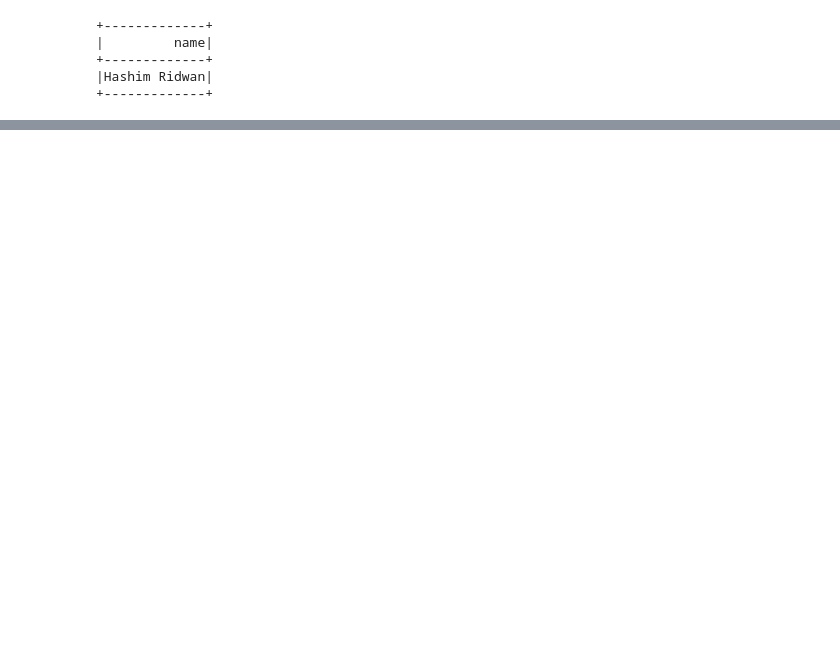
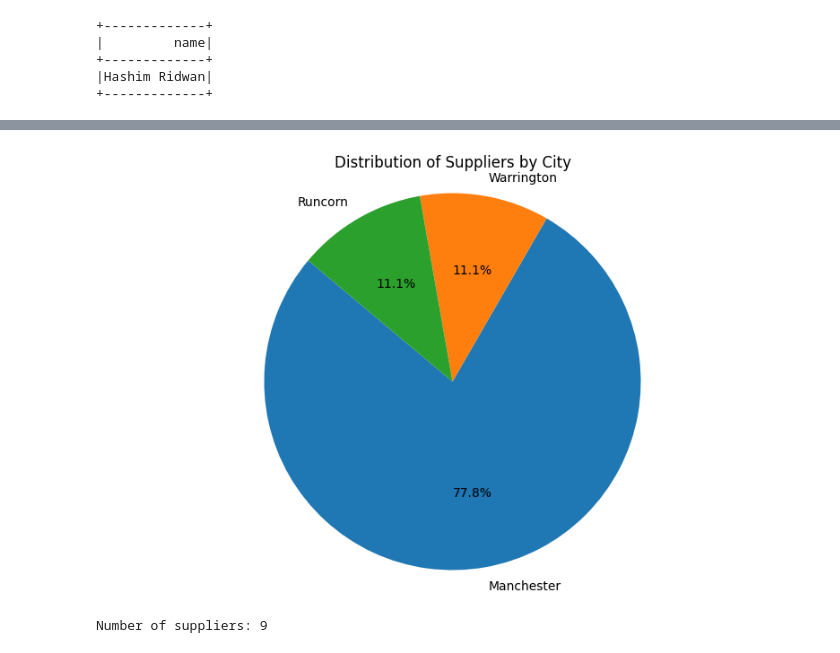
Before and after one commit to ReapredatoR/MongoDB-Project, a Jupyter notebook: main.ipynb, the cells around one changed output, grey strips where cells are left out. Saved outputs shown, nothing was run; the diff lists cells and outputs as text; code cells hidden in the pictures; blank space fills up the shorter version.

```diff
--- a/main.ipynb
+++ b/main.ipynb
@@ -410,0 +537,13 @@ Date with Minimum Sales: 2.0
+# %%
+# Fetch data from MongoDB collection
+suppliers_collection = db.suppliers
+suppliers_data = suppliers_collection.find()
+
+# Convert MongoDB data to a list of dictionaries
+ratings_data_list = list(suppliers_data)
+# %%
+# Convert the list of dictionaries to DataFrame
+df4 = spark.createDataFrame(ratings_data_list)
+
+# Show the first few rows of the DataFrame
+df4.show()
@@ -410,0 +583,28 @@ Date with Minimum Sales: 2.0
+# %%
+import matplotlib.pyplot as plt
+
+# Group by city and count the number of suppliers for each city
+city_counts = df4.groupBy('city').count()
+
+# Sort the counts in descending order
+city_counts_sorted = city_counts.orderBy(F.desc('count'))
+
+# Convert Spark DataFrame to Pandas DataFrame for plotting
+city_counts_pd = city_counts_sorted.toPandas()
+
+# Plotting
+plt.figure(figsize=(10, 6))
+plt.pie(city_counts_pd['count'], labels=city_counts_pd['city'], autopct='%1.1f%%', startangle=140)
+plt.title('Distribution of Suppliers by City')
+plt.axis('equal')  # Equal aspect ratio ensures that pie is drawn as a circle.
+plt.show()
+# %% [output]
+[figure, added]
+# %%
+# Count the number of suppliers
+suppliers_count = df4.count()
+
+# Print the count of suppliers
+print("Number of suppliers:", suppliers_count)
+# %% [output]
+Number of suppliers: 9
```
Also changed, not shown: parts of 49 cells of this notebook.
